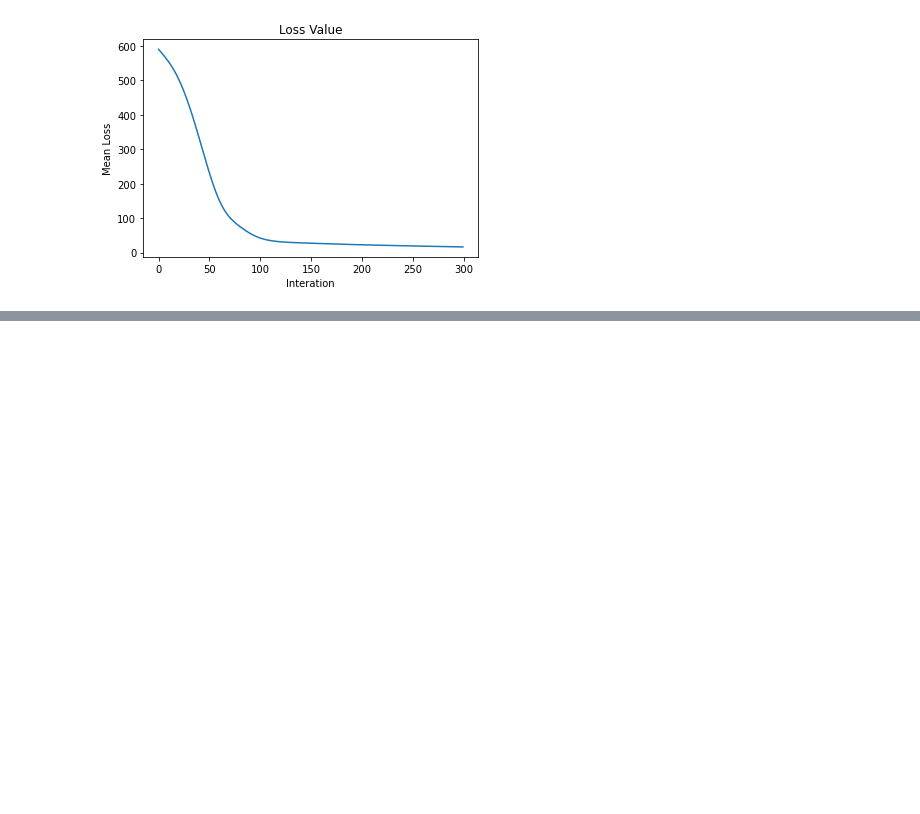
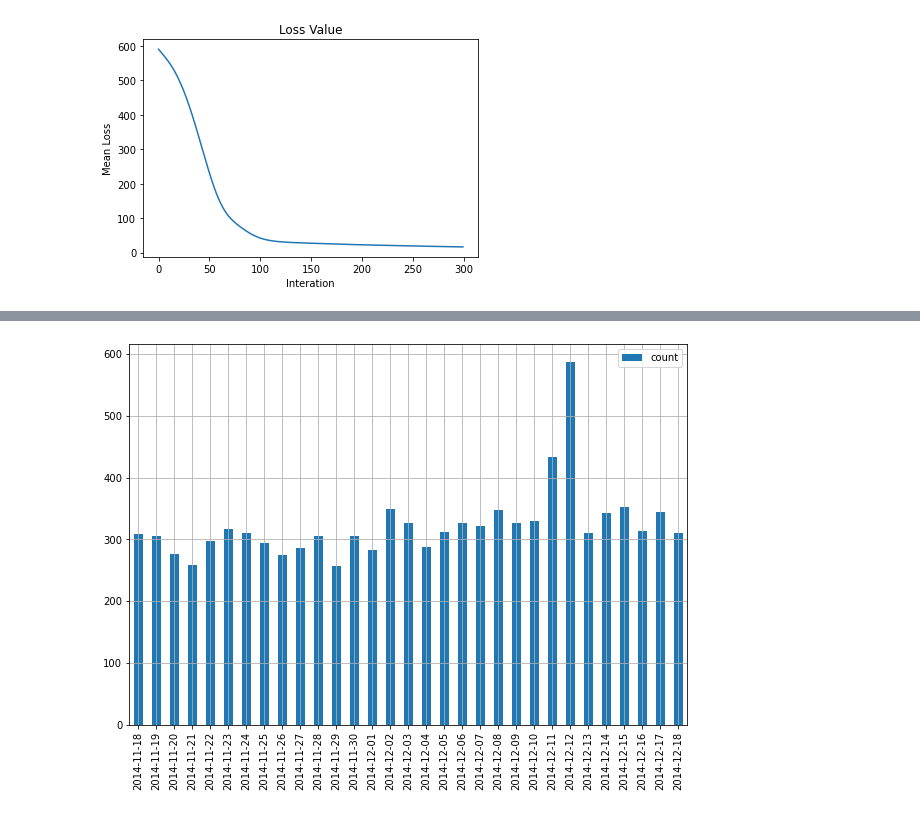
Before and after one commit to ruizhuwu/BI, a Jupyter notebook: week7/homework1.ipynb, the cells around one changed output, grey strips where cells are left out. Drawn from its saved outputs; the diff is of its cells as text; code cells hidden in the pictures; blank space fills up the shorter version.

```diff
--- a/week7/homework1.ipynb
+++ b/week7/homework1.ipynb
@@ -137,0 +159,6 @@ plt.show()
+# %%
+# 载入数据
+import pandas as pd
+data = pd.read_csv('./fresh_comp_offline/tianchi_fresh_comp_train_user.csv')
+print(data.shape)
+data.head()
@@ -137,0 +173,4 @@ plt.show()
+# %%
+# 取小样本
+df = data.sample(n=10000,random_state=1)
+df['behavior_type'].value_counts()
@@ -137,0 +187,5 @@ plt.show()
+# %%
+# 将time字段设置为pandas中的datetime类型，并以time为index
+df.loc[:,'time'] = pd.to_datetime(df.loc[:,'time'])
+df.index = df.loc[:,'time']
+df.head()
@@ -137,0 +218,28 @@ plt.show()
+# %%
+# 以“天”为单位统计点击次数
+from collections import defaultdict
+from datetime import datetime, timedelta
+import matplotlib.pyplot as plt
+def show_by_day(df):
+    count_by_day = defaultdict(int)
+    # 从2014-11-18至2014-12-18
+    start = '2014-11-17'
+    temp_date = datetime.strptime(start, '%Y-%m-%d')
+    delta = timedelta(days=1)
+    for i in range(31):
+        temp_date = temp_date + delta
+        print(temp_date)
+        # 将时间转换为字符串类型
+        temp_str = temp_date.strftime('%Y-%m-%d')
+        count_by_day[temp_str] += df[temp_str].shape[0]
+    print(count_by_day)
+    df_count_by_day = pd.DataFrame.from_dict(count_by_day, orient='index' , columns=['count'])
+    plt.figure(figsize=(10,7))
+    df_count_by_day['count'].plot(kind='bar')
+    plt.legend()
+    plt.grid(True)
+    plt.show()
+# %%
+# 可视化
+show_by_day(df)
+# %% [output]
@@ -137,0 +263 @@ plt.show()
+[figure, added]
```
Also changed, not shown: parts of 17 cells of this notebook.
